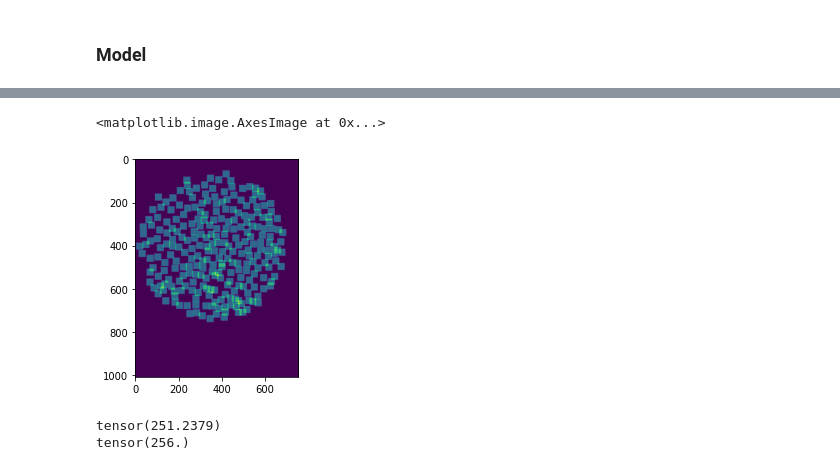
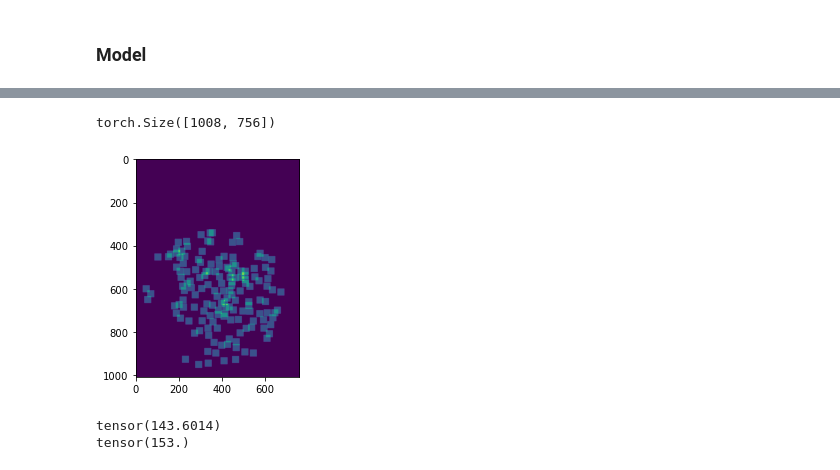
Before and after one commit to etiennecollin/BYNN, a Jupyter notebook: src/ipynb/model.ipynb, the cells around one changed output, grey strips where cells are left out. Saved outputs shown, nothing was run; the diff lists cells and outputs as text; code cells hidden in the pictures.

```diff
--- a/src/ipynb/model.ipynb
+++ b/src/ipynb/model.ipynb
@@ -140,11 +138,12 @@ plt.imshow(transforms.ToPILImage()(img))
-# %%
-plt.imshow(y_train.reshape(1008, -1))
-# %% [output]
-<matplotlib.image.AxesImage at 0x...>
-[figure, removed]
+# %%
+plt.imshow(target)
+print(target.shape)
+# %% [output]
+torch.Size([1008, 756])
+[figure, added]
 # %%
 print(cellCount(image))
-print(cellCount(y_train))
+print(cellCount(target))
 # %% [output]
-tensor(251.2379)
-tensor(256.)
+tensor(143.6014)
+tensor(153.)
```
Also changed, not shown: parts of 19 cells of this notebook.
